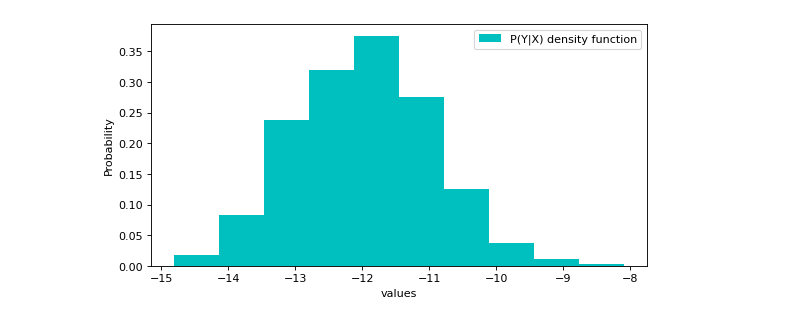
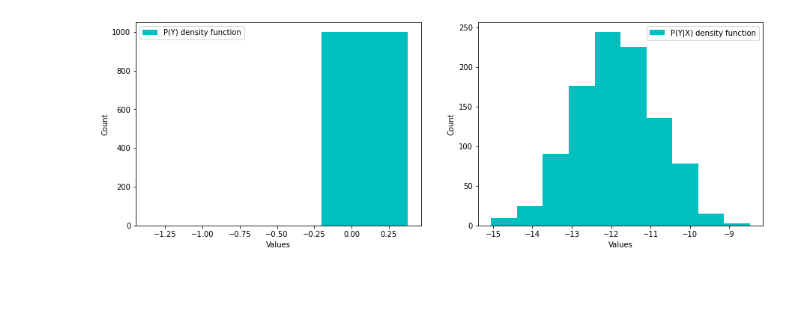
Before and after one commit to amindadgar/Pattern-Recognition, a Jupyter notebook: HW1.ipynb, the cells around one changed output. Saved outputs shown, nothing was run; the diff lists cells and outputs as text; code cells hidden in the pictures; blank space fills up the shorter version.

```diff
--- a/HW1.ipynb
+++ b/HW1.ipynb
@@ -73,10 +140,24 @@ plt.show()
-# %%
-p_y_given_x = Probab_Y_Given_X(3, Y= Y,X = 11.9)
-plt.figure(figsize=(8, 4), dpi=80)
-plt.hist(p_y_given_x, color='c')
-plt.legend(["P(Y|X) density function"])
-plt.xlabel("values")
-plt.ylabel("Probability")
-plt.show()
-# %% [output]
-[figure, removed]
+# %%
+##### Show two graphs side by side #####
+
+fig, axes = plt.subplots(1,2,figsize=(15,5))
+
+
+p_y = Probab_Y(40, 3, 0, X, Y)
+axes[0].hist(p_y,bins=3,color='c')
+axes[0].legend(["P(Y) density function"])
+axes[0].set_xlabel("Values")
+axes[0].set_ylabel("Count")
+
+
+
+p_y_given_x = Probab_Y_Given_X(3, Y= Y,X = 11.9)
+axes[1].hist(p_y_given_x, color='c')
+axes[1].legend(["P(Y|X) density function"])
+axes[1].set_xlabel("Values")
+axes[1].set_ylabel("Count")
+plt.savefig("Q3_plot.png")
+
+plt.show()
+# %% [output]
+[figure, added]
```
Also changed, not shown: parts of 10 cells of this notebook, 1 other file.
